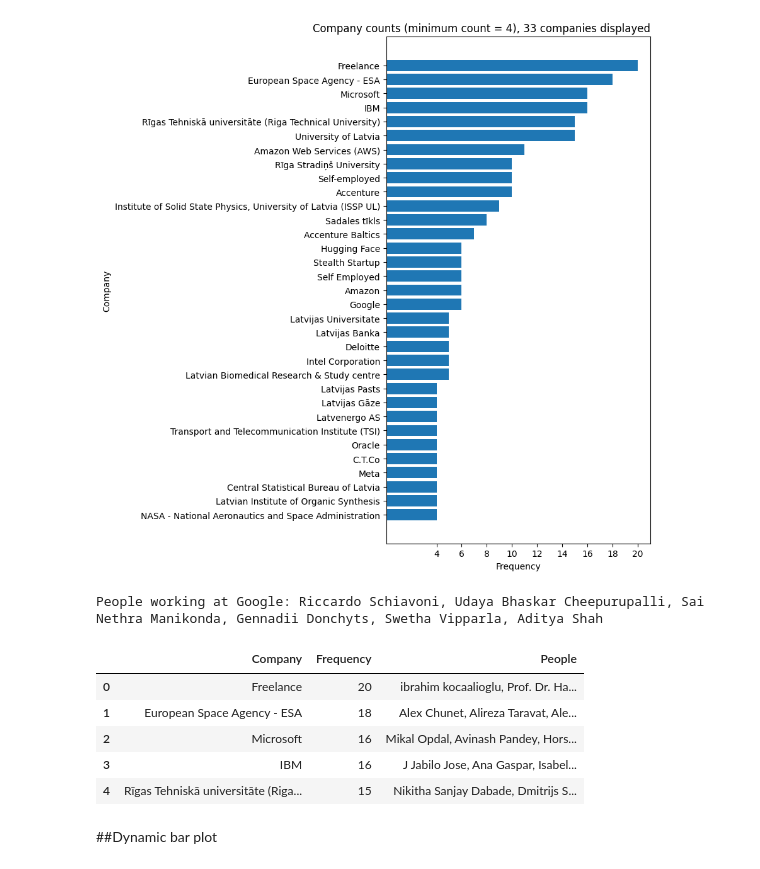
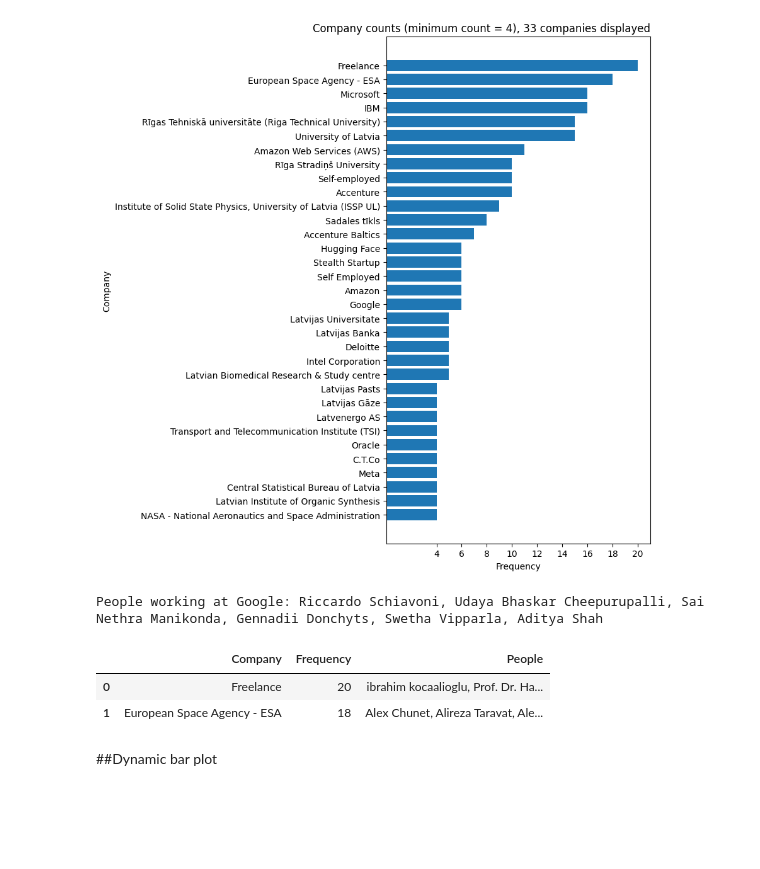
Before and after one commit to 314sirius/linked-in, a Jupyter notebook: Contacts.ipynb, the cells around one changed output. Cells and saved outputs as stored; diff of their text form; code cells hidden in the pictures; blank space fills up the shorter version.

```diff
--- a/Contacts.ipynb
+++ b/Contacts.ipynb
@@ -238,15 +225,12 @@ companies_df = companies.reset_index()
 companies_df.columns = ['Company', 'Frequency']
 # %%
 # Apply the function to create the new column
-companies_df['People'] = companies_df['Company'].apply(get_people_in_company)
-companies_df.head(5)
+companies_df.loc[:,'People'] = companies_df['Company'].apply(get_people_in_company)
+companies_df.head(2)
 # %% [output]
 |  | Company | Frequency | People |
 | 0 | Freelance | 20 | ibrahim kocaalioglu, Prof. Dr. Ha... |
 | 1 | European Space Agency - ESA | 18 | Alex Chunet, Alireza Taravat, Ale... |
-| 2 | Microsoft | 16 | Mikal Opdal, Avinash Pandey, Hors... |
-| 3 | IBM | 16 | J Jabilo Jose, Ana Gaspar, Isabel... |
-| 4 | Rīgas Tehniskā universitāte (Riga... | 15 | Nikitha Sanjay Dabade, Dmitrijs S... |
 # %% [markdown]
 ##Dynamic bar plot
 # %%
```
Also changed, not shown: parts of 6 cells of this notebook.
